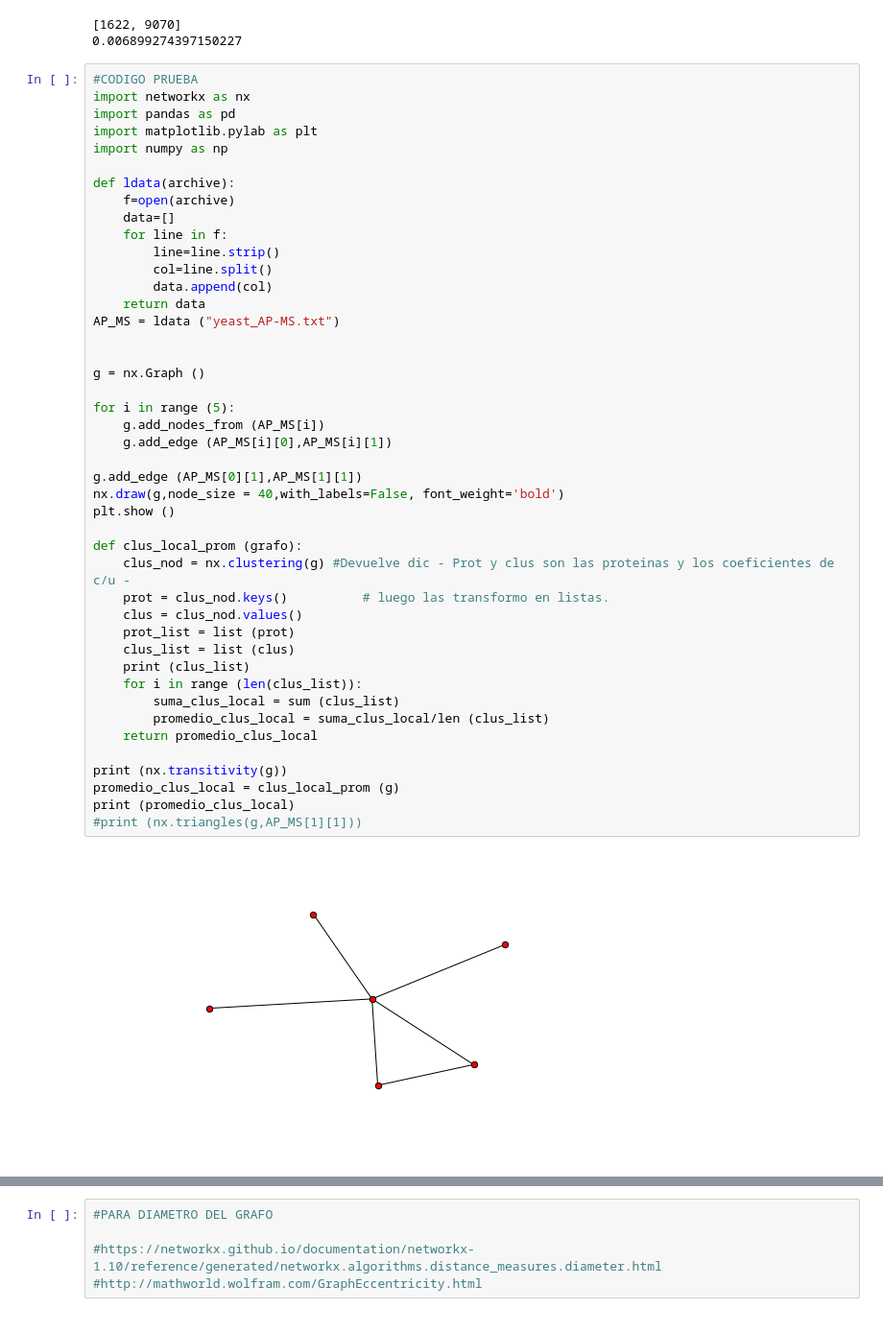
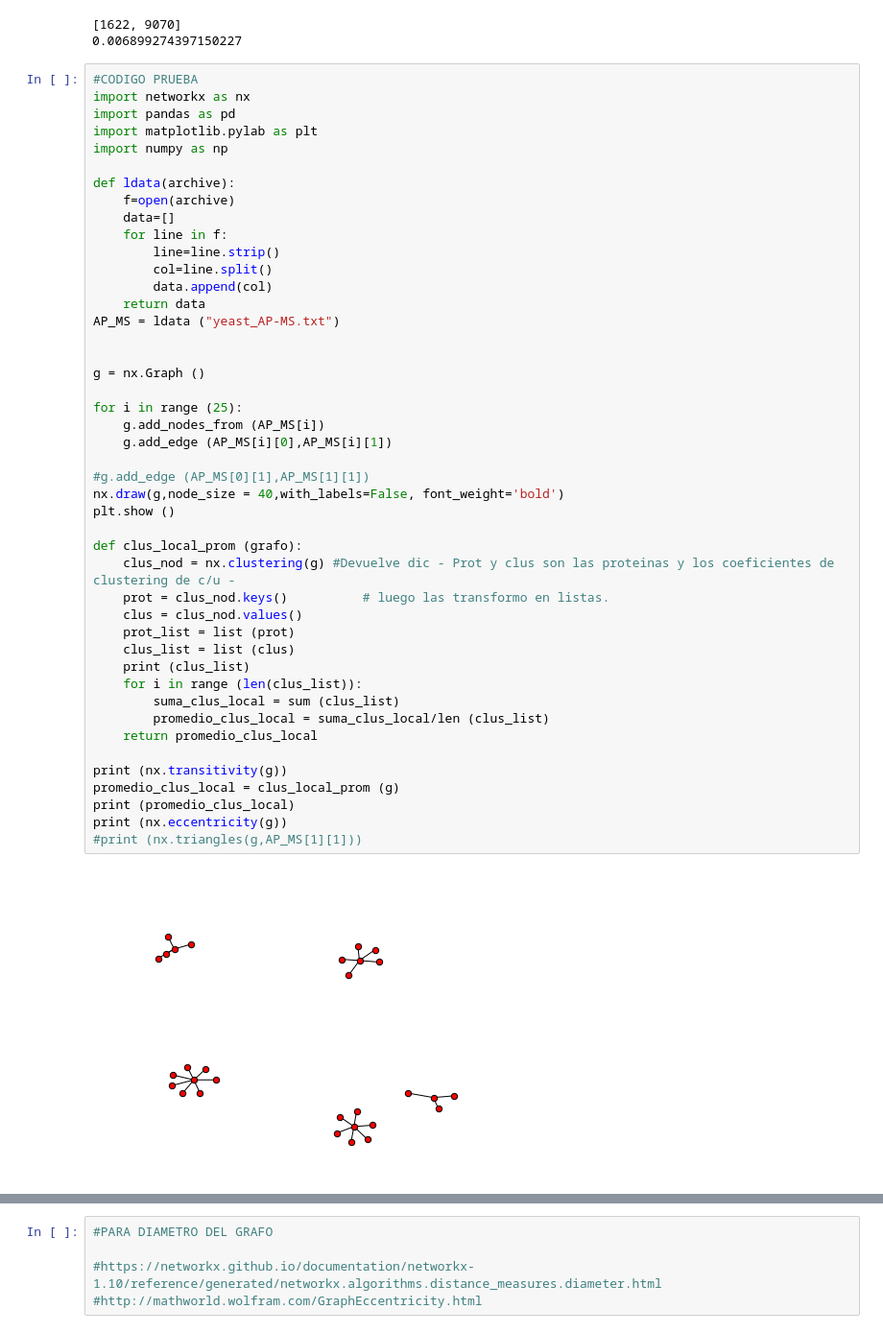
Before and after one commit to Juanfio/FacuyJuan_2018, a Jupyter notebook: Trabajo_Practico_1.ipynb, the cells around one changed output, grey strips where cells are left out. Shown at 96% size. Cells and saved outputs as stored; diff of their text form.

```diff
--- a/Trabajo_Practico_1.ipynb
+++ b/Trabajo_Practico_1.ipynb
@@ -133,34 +133,35 @@ def ldata(archive):
         col=line.split()
         data.append(col)
     return data
 AP_MS = ldata ("yeast_AP-MS.txt")
 
 
 g = nx.Graph ()
 
-for i in range (5):
+for i in range (25):
     g.add_nodes_from (AP_MS[i])
     g.add_edge (AP_MS[i][0],AP_MS[i][1])
 
-g.add_edge (AP_MS[0][1],AP_MS[1][1])
+#g.add_edge (AP_MS[0][1],AP_MS[1][1])
 nx.draw(g,node_size = 40,with_labels=False, font_weight='bold')
 plt.show ()
 
 def clus_local_prom (grafo):
-    clus_nod = nx.clustering(g) #Devuelve dic - Prot y clus son las proteinas y los coeficientes de c/u -
+    clus_nod = nx.clustering(g) #Devuelve dic - Prot y clus son las proteinas y los coeficientes de clustering de c/u -
     prot = clus_nod.keys()          # luego las transformo en listas.
     clus = clus_nod.values()
     prot_list = list (prot)
     clus_list = list (clus)
     print (clus_list)
     for i in range (len(clus_list)):
         suma_clus_local = sum (clus_list)
         promedio_clus_local = suma_clus_local/len (clus_list)
     return promedio_clus_local
 
 print (nx.transitivity(g))
 promedio_clus_local = clus_local_prom (g)
 print (promedio_clus_local)
+print (nx.eccentricity(g))
 #print (nx.triangles(g,AP_MS[1][1]))
 # %% [output]
-[figure, old version]
+[figure, new version]
```
Also changed, not shown: parts of 1 cell of this notebook, 4 other files.
